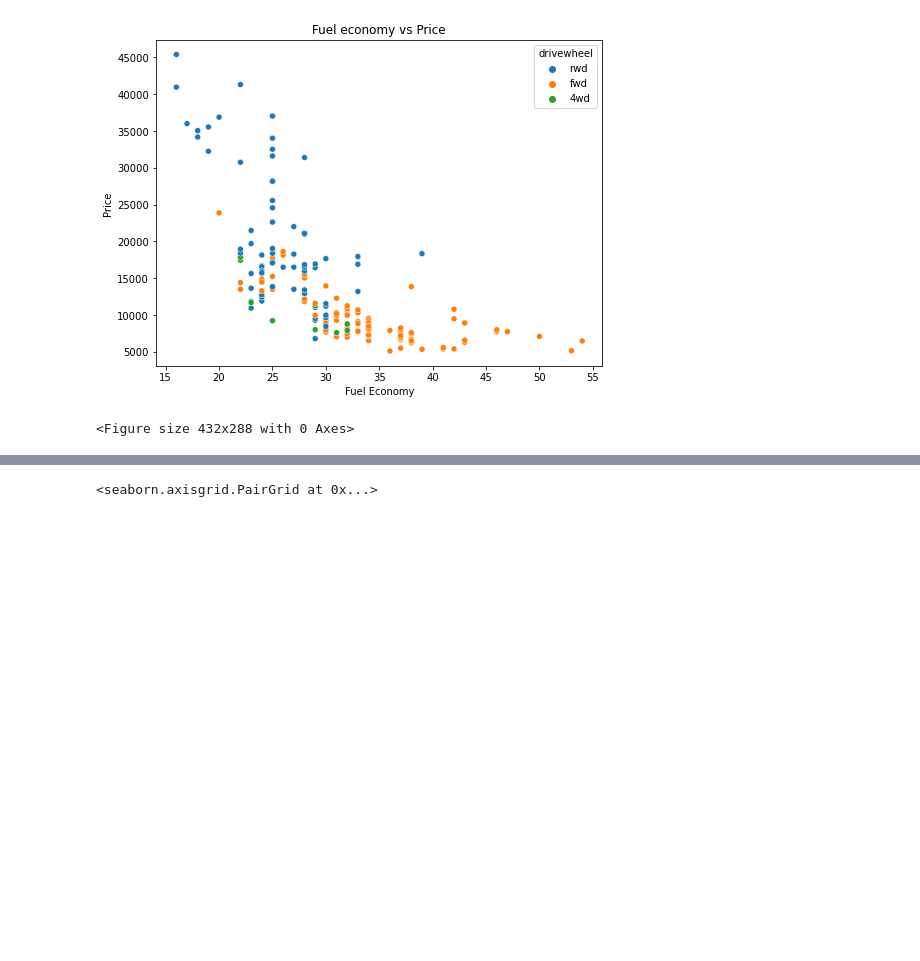
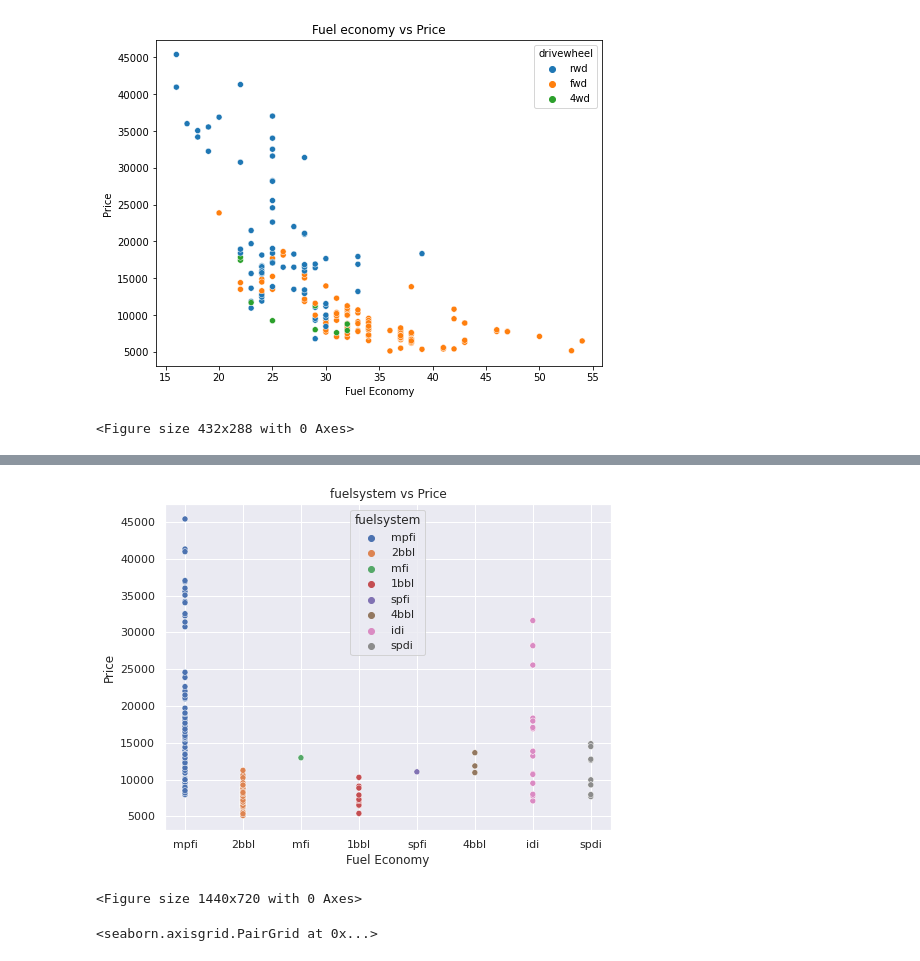
Before and after one commit to ShubhPatil95/test-delete-itlater, a Jupyter notebook: 02-Exploratory Data Analysis.ipynb, the cells around one changed output, grey strips where cells are left out. Saved outputs shown, nothing was run; the diff lists cells and outputs as text; code cells hidden in the pictures; blank space fills up the shorter version.

```diff
--- a/02-Exploratory Data Analysis.ipynb
+++ b/02-Exploratory Data Analysis.ipynb
@@ -205,3 +225,16 @@ plt.tight_layout()
+# %%
+plt.figure(figsize=(8,6))
+
+plt.title('fuelsystem vs Price')
+sns.scatterplot(x=df['fuelsystem'],y=df['price'],hue=df['fuelsystem'])
+plt.xlabel('Fuel Economy')
+plt.ylabel('Price')
+
+plt.show()
+plt.tight_layout()
+# %% [output]
+[figure, added]
+<Figure size 1440x720 with 0 Axes>
 # %%
 sns.pairplot(df)
 # %% [output]
```
Also changed, not shown: parts of 14 cells of this notebook, 4 other files.
